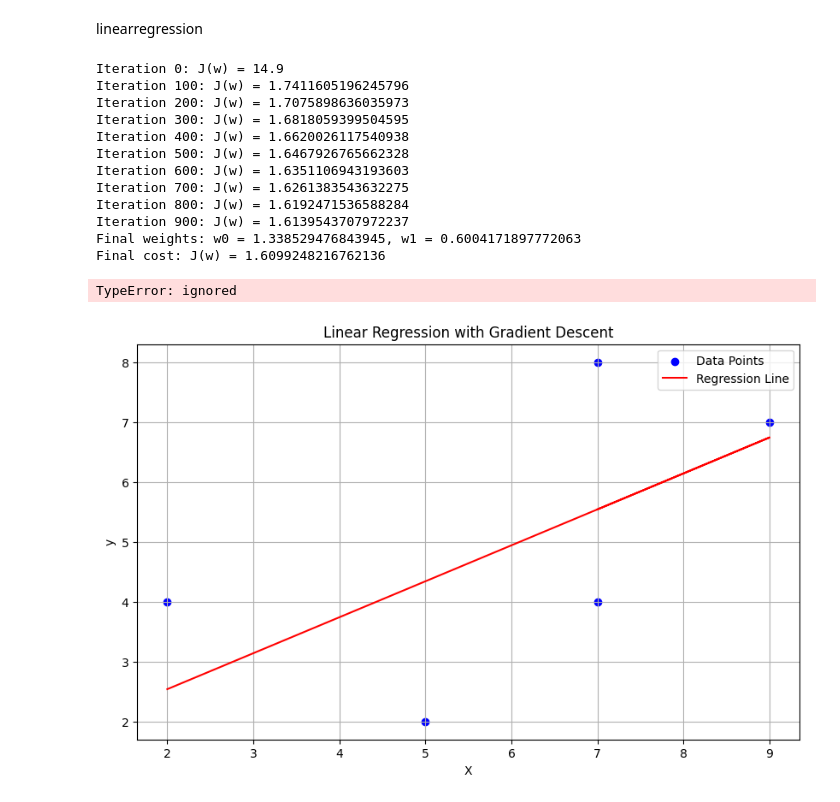
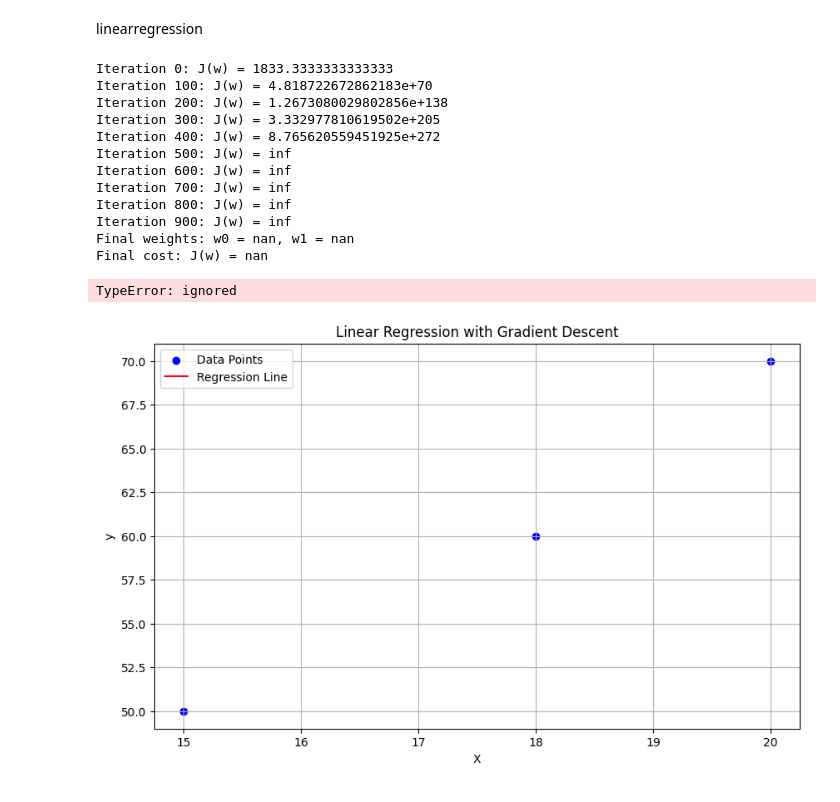
Before and after one commit to priyanka742/machine_learning, a Jupyter notebook: Q2_linear_regression_of_all_kinds.ipynb, the cells around one changed output. Saved outputs shown, nothing was run; the diff lists cells and outputs as text; code cells hidden in the pictures.

```diff
--- a/Q2_linear_regression_of_all_kinds.ipynb
+++ b/Q2_linear_regression_of_all_kinds.ipynb
@@ -305,7 +305,7 @@ import matplotlib.pyplot as plt
 
 
 # Step 1: Load data from Excel file
-file_path = 'new.xlsx'
+file_path = '/content/neww.xlsx'
 data = pd.read_excel(file_path)
 X = data['X'].values
 y = data['y'].values
@@ -327,43 +327,43 @@ for iteration in range(num_iterations):
     # Calculate the gradient for w0 and w1
     gradient_w0 = (1 / m) * np.sum(y_pred - y)
     gradient_w1 = (1 / m) * np.sum((y_pred - y) * X)
 
     # Update weights using the gradient
     w[0] = w[0] - learning_rate * gradient_w0
     w[1] = w[1] - learning_rate * gradient_w1
 
     # Print cost for every 100 iterations
     if iteration % 100 == 0:
         print(f'Iteration {iteration}: J(w) = {cost}')
 
 # Step 4: Print the final weights and cost
 print(f'Final weights: w0 = {w[0]}, w1 = {w[1]}')
 print(f'Final cost: J(w) = {cost}')
 
 # Step 5: Plot the data and regression line
 plt.figure(figsize=(10, 6))
 plt.scatter(X, y, label='Data Points', color='blue')
 plt.plot(X, w[0] + w[1] * X, label='Regression Line', color='red')
 plt.xlabel('X')
 plt.ylabel('y')
 plt.title('Linear Regression with Gradient Descent')
 plt.legend()
 plt.grid(True)
 
 import math
 g=1/(1+math.exp(-y_pred))
 # %% [output]
-Iteration 0: J(w) = 14.9
-Iteration 100: J(w) = 1.7411605196245796
-Iteration 200: J(w) = 1.7075898636035973
-Iteration 300: J(w) = 1.6818059399504595
-Iteration 400: J(w) = 1.6620026117540938
-Iteration 500: J(w) = 1.6467926765662328
-Iteration 600: J(w) = 1.6351106943193603
-Iteration 700: J(w) = 1.6261383543632275
-Iteration 800: J(w) = 1.6192471536588284
-Iteration 900: J(w) = 1.6139543707972237
-Final weights: w0 = 1.338529476843945, w1 = 0.6004171897772063
-Final cost: J(w) = 1.6099248216762136
+Iteration 0: J(w) = 1833.3333333333333
+Iteration 100: J(w) = 4.818722672862183e+70
+Iteration 200: J(w) = 1.2673080029802856e+138
+Iteration 300: J(w) = 3.332977810619502e+205
+Iteration 400: J(w) = 8.765620559451925e+272
+Iteration 500: J(w) = inf
+Iteration 600: J(w) = inf
+Iteration 700: J(w) = inf
+Iteration 800: J(w) = inf
+Iteration 900: J(w) = inf
+Final weights: w0 = nan, w1 = nan
+Final cost: J(w) = nan
 TypeError: ignored
-[figure, old version]
+[figure, new version]
```
